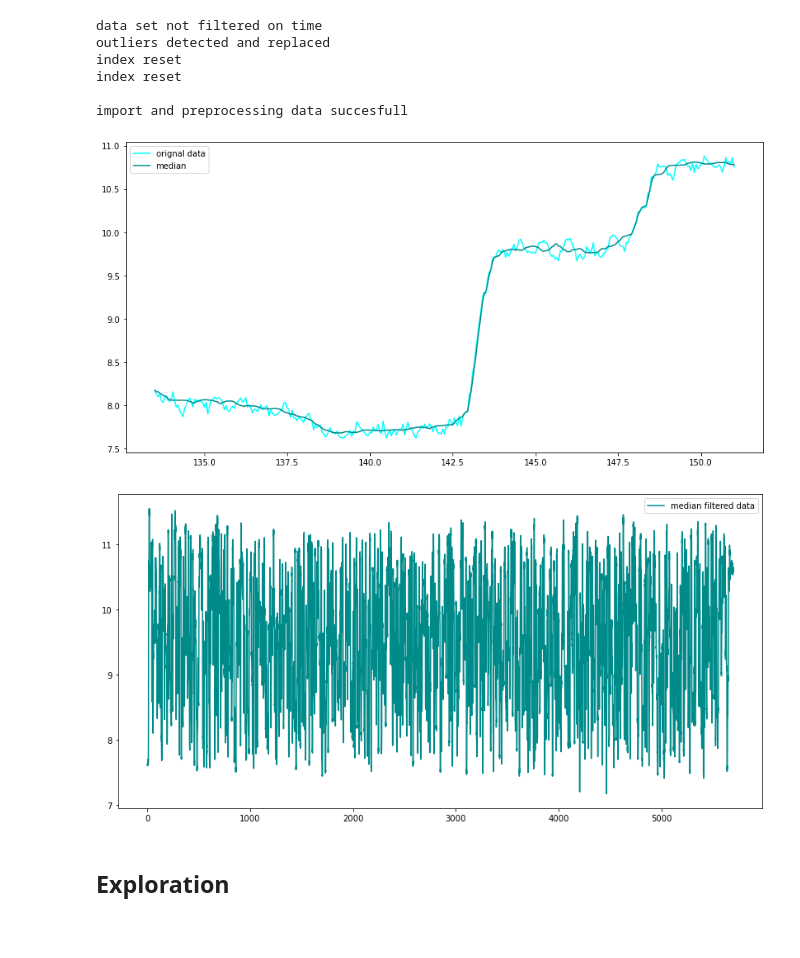
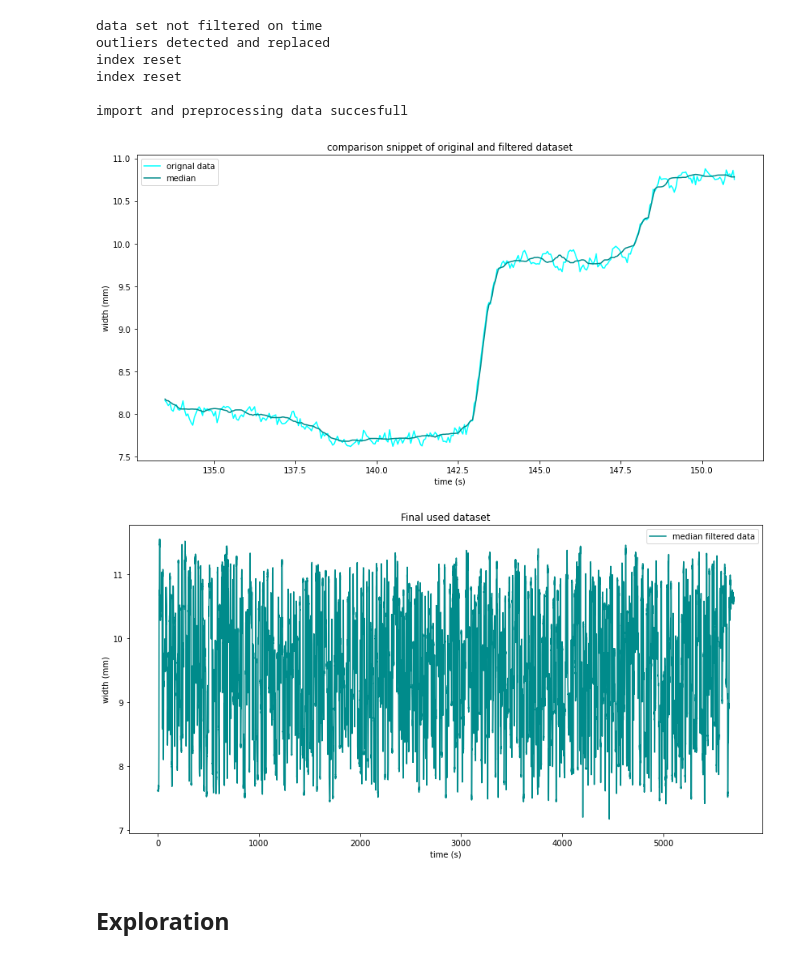
Before and after one commit to joostzaalberg/CEAD_ml, a Jupyter notebook: scripts/petg30gf_groteset_expl.ipynb, the cells around one changed output. Saved outputs shown, nothing was run; the diff lists cells and outputs as text; code cells hidden in the pictures; blank space fills up the shorter version.

Commit message:
update on the notebooks last figures

```diff
--- a/scripts/petg30gf_groteset_expl.ipynb
+++ b/scripts/petg30gf_groteset_expl.ipynb
@@ -108,23 +108,29 @@ import and preprocessing data succesfull
 # %%
 filter_length = 20
 head_tails = int(filter_length/2)
 
 # not used
 # bead_gauss = df_s['width'].rolling(window=filter_length, win_type='gaussian', center=True).mean(std=5)
 # bead_median = df_s['width'].rolling(window=filter_length, center=True).median()
 
 
 plt.plot(df_s_no_filt.loc[2650:3000, 'time'], df_s_no_filt.loc[2650:3000, 'width'], 'cyan', label='orignal data')
 plt.plot(df_s.loc[2650:3000, 'time'], df_s.loc[2650:3000, 'width'], 'darkcyan', label='median')
+plt.title('comparison snippet of original and filtered dataset')
+plt.xlabel('time (s)')
+plt.ylabel('width (mm)')
 plt.legend()
 plt.show()
 
 plt.plot(df_s.loc[:, 'time'], df_s.loc[:, 'width'], 'darkcyan', label='median filtered data')
+plt.title('Final used dataset')
+plt.xlabel('time (s)')
+plt.ylabel('width (mm)')
 plt.legend()
 plt.show()
 # %% [output]
-[figure, old version]
+[figure, new version]
-[figure, old version]
+[figure, new version]
 # %% [markdown]
 ## Exploration
 # %%
```
Also changed, not shown: parts of 5 cells of this notebook, 5 other files.
